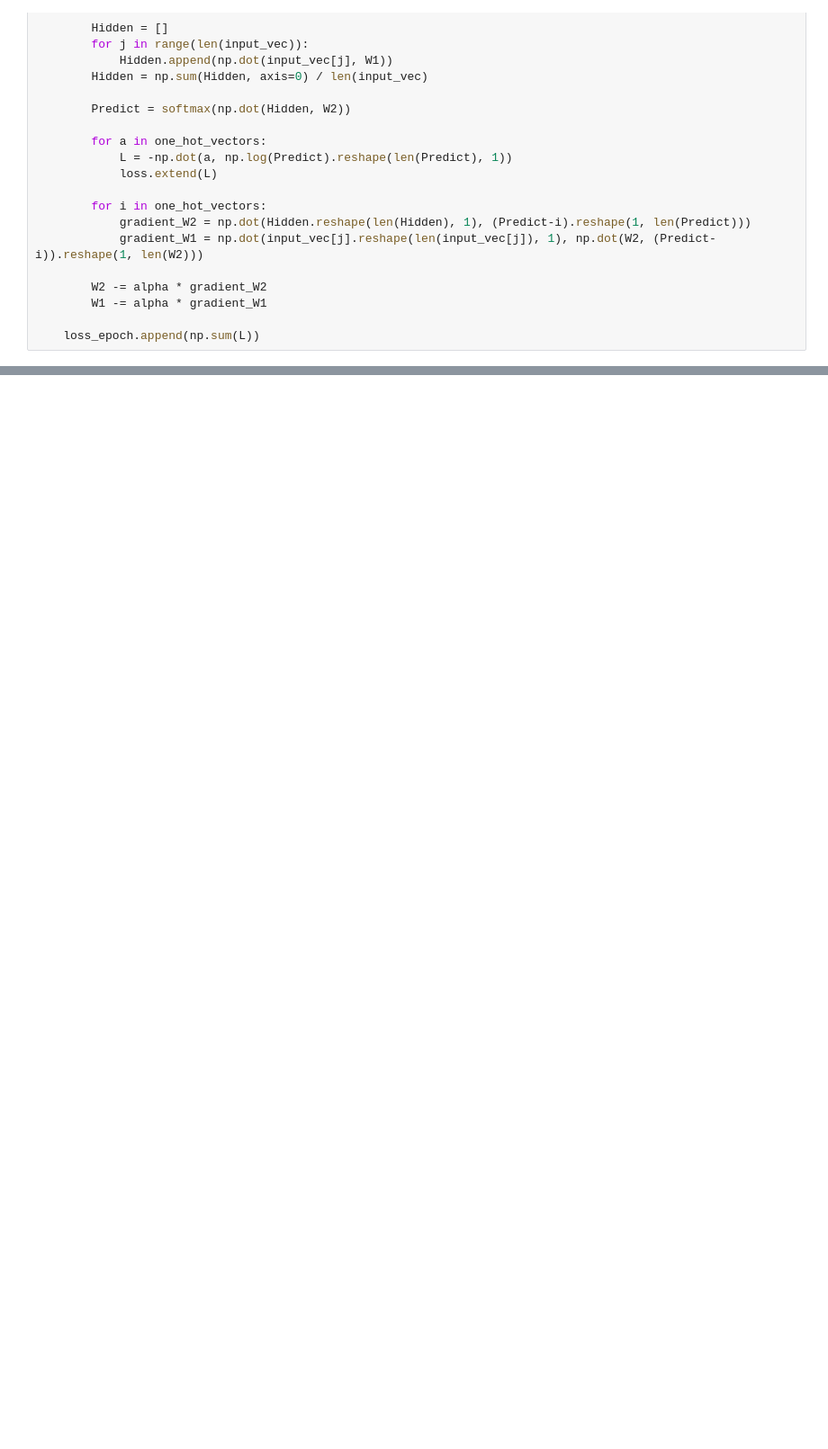
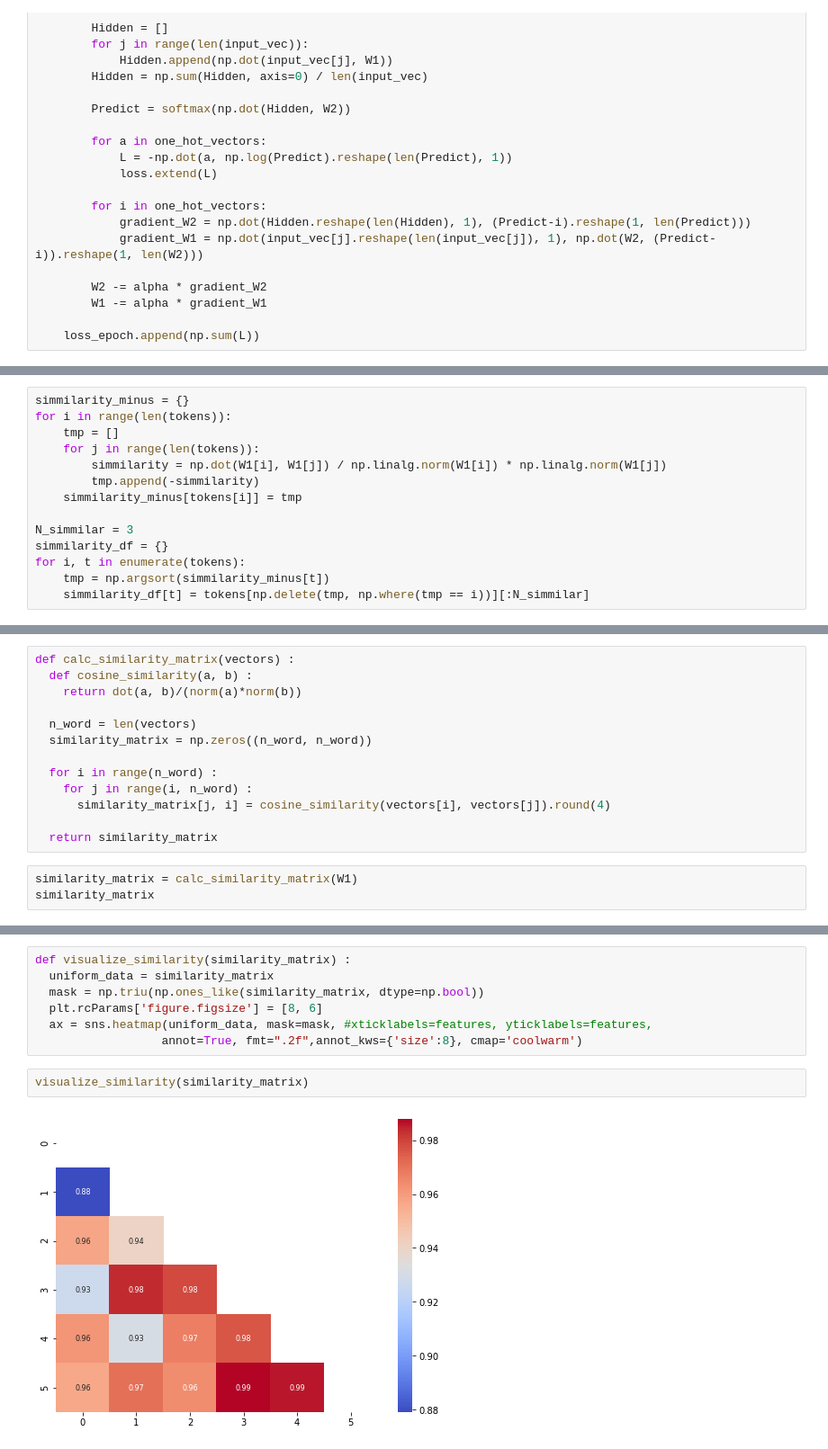
Before and after one commit to insightcampus/2020-inno-nlp-c-deeplearning, a Jupyter notebook: sojeong/Word2Vec_조소정.ipynb, the cells around one changed output, grey strips where cells are left out. Shown at 90% size. Saved outputs shown, nothing was run; the diff lists cells and outputs as text; blank space fills up the shorter version.

Commit message:
Word2Vec

```diff
--- a/sojeong/Word2Vec_조소정.ipynb
+++ b/sojeong/Word2Vec_조소정.ipynb
@@ -106,0 +122,14 @@ plt.show()
+# %%
+simmilarity_minus = {}
+for i in range(len(tokens)):
+    tmp = []
+    for j in range(len(tokens)):
+        simmilarity = np.dot(W1[i], W1[j]) / np.linalg.norm(W1[i]) * np.linalg.norm(W1[j])
+        tmp.append(-simmilarity)
+    simmilarity_minus[tokens[i]] = tmp
+
+N_simmilar = 3
+simmilarity_df = {}
+for i, t in enumerate(tokens):
+    tmp = np.argsort(simmilarity_minus[t])
+    simmilarity_df[t] = tokens[np.delete(tmp, np.where(tmp == i))][:N_simmilar]
@@ -106,0 +143,16 @@ plt.show()
+# %%
+def calc_similarity_matrix(vectors) :
+  def cosine_similarity(a, b) :
+    return dot(a, b)/(norm(a)*norm(b))
+
+  n_word = len(vectors)
+  similarity_matrix = np.zeros((n_word, n_word))
+
+  for i in range(n_word) :
+    for j in range(i, n_word) :
+      similarity_matrix[j, i] = cosine_similarity(vectors[i], vectors[j]).round(4)
+
+  return similarity_matrix
+# %%
+similarity_matrix = calc_similarity_matrix(W1)
+similarity_matrix
@@ -106,0 +166,11 @@ plt.show()
+# %%
+def visualize_similarity(similarity_matrix) :
+  uniform_data = similarity_matrix
+  mask = np.triu(np.ones_like(similarity_matrix, dtype=np.bool))
+  plt.rcParams['figure.figsize'] = [8, 6]
+  ax = sns.heatmap(uniform_data, mask=mask, #xticklabels=features, yticklabels=features,
+                  annot=True, fmt=".2f",annot_kws={'size':8}, cmap='coolwarm')
+# %%
+visualize_similarity(similarity_matrix)
+# %% [output]
+[figure, added]
```
Also changed, not shown: parts of 16 cells of this notebook.
